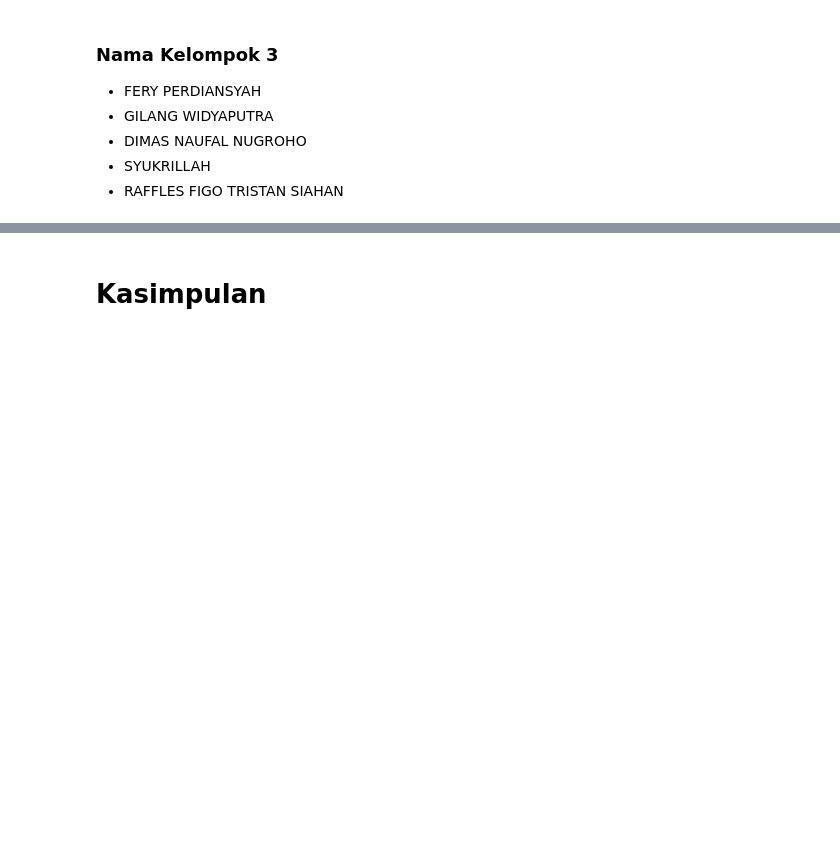
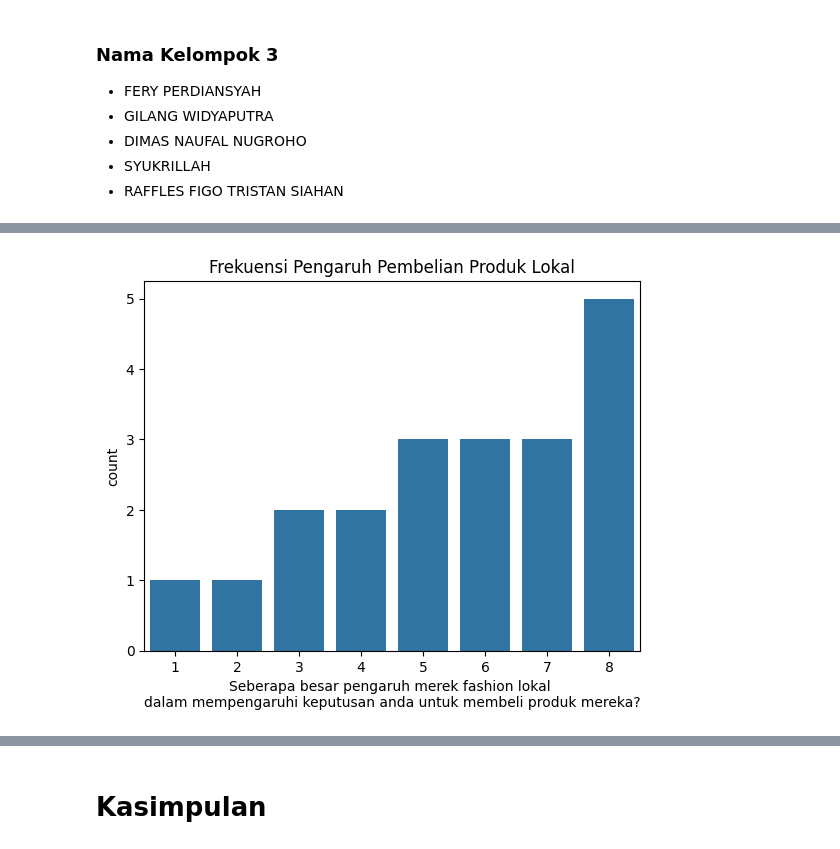
Before and after one commit to syukrillah0108/Sem_3, a Jupyter notebook: Statistika/src/Analisis Fashion.ipynb, the cells around one changed output, grey strips where cells are left out. Drawn from its saved outputs; the diff is of its cells as text; code cells hidden in the pictures; blank space fills up the shorter version.

```diff
--- a/Statistika/src/Analisis Fashion.ipynb
+++ b/Statistika/src/Analisis Fashion.ipynb
@@ -68,0 +71,7 @@ plt.show()
+# %%
+sns.countplot(x='Seberapa besar pengaruh merek fashion lokal dalam mempengaruhi keputusan anda untuk membeli produk mereka?', data=data)
+plt.title('Frekuensi Pengaruh Pembelian Produk Lokal')
+plt.xlabel("Seberapa besar pengaruh merek fashion lokal \ndalam mempengaruhi keputusan anda untuk membeli produk mereka?")
+plt.show()
+# %% [output]
+[figure, added]
```
Also changed, not shown: parts of 16 cells of this notebook.
